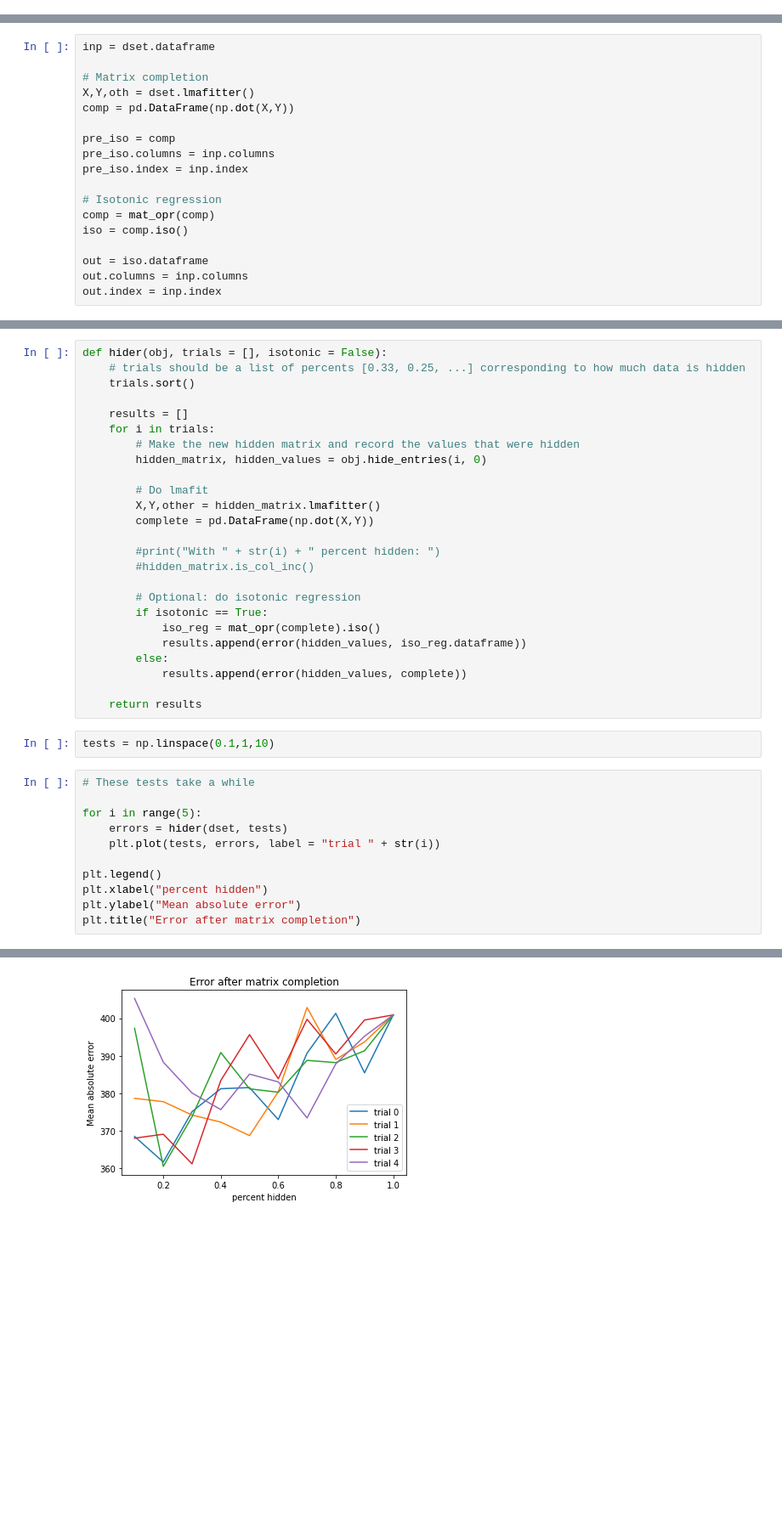
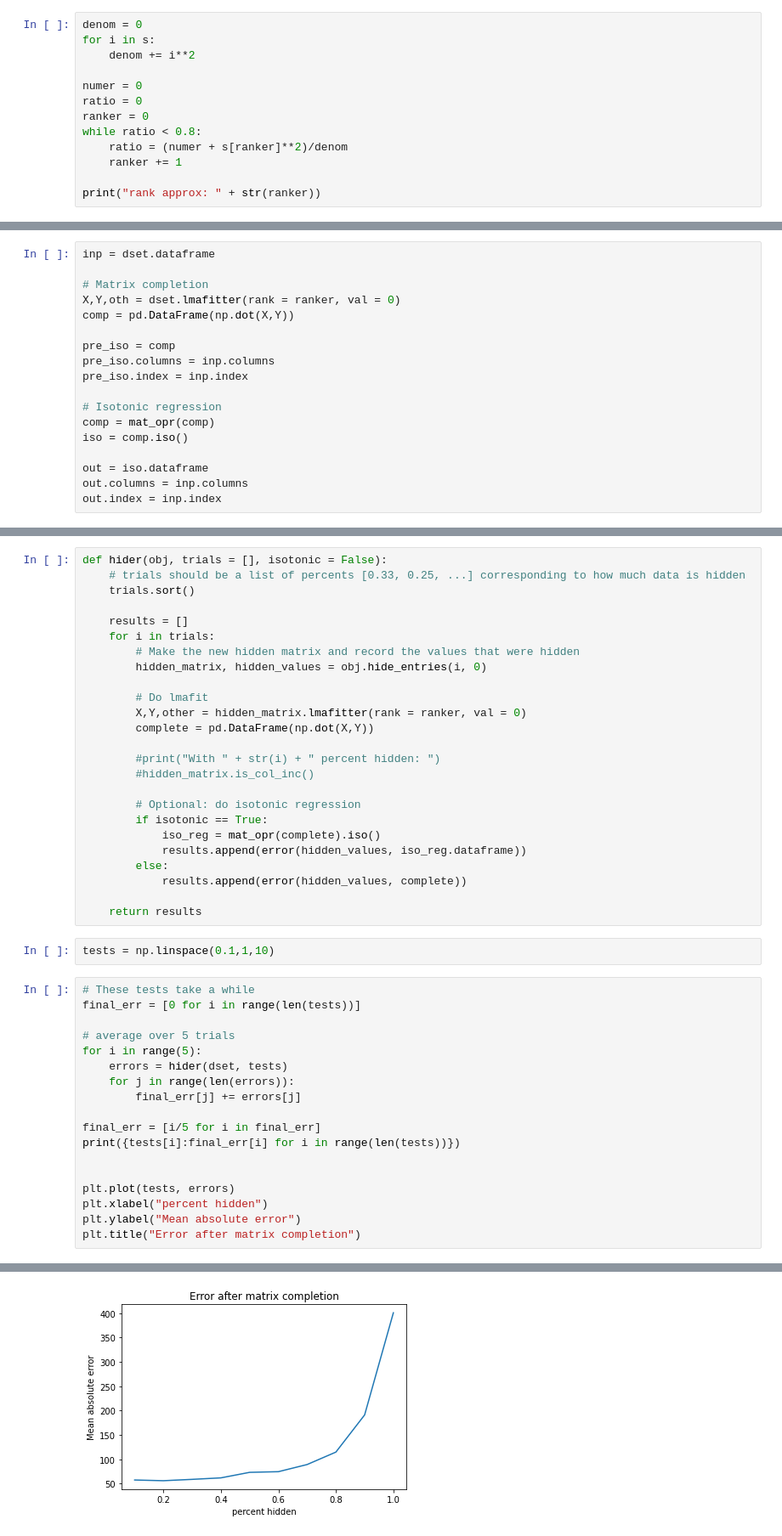
Before and after one commit to kevin-q2/Covid_Diffusion, a Jupyter notebook: analysis/completion_tests.ipynb, the cells around one changed output, grey strips where cells are left out. Shown at 85% size. Drawn from its saved outputs; the diff is of its cells as text; blank space fills up the shorter version.

Commit message:
modified tests

```diff
--- a/analysis/completion_tests.ipynb
+++ b/analysis/completion_tests.ipynb
@@ -51,0 +54,13 @@ plt.plot(range(27),s[:27])
+# %%
+denom = 0
+for i in s:
+    denom += i**2
+
+numer = 0
+ratio = 0
+ranker = 0
+while ratio < 0.8:
+    ratio = (numer + s[ranker]**2)/denom
+    ranker += 1
+
+print("rank approx: " + str(ranker))
@@ -55,7 +72,7 @@ plt.plot(range(27),s[:27])
 inp = dset.dataframe
 
 # Matrix completion
-X,Y,oth = dset.lmafitter()
+X,Y,oth = dset.lmafitter(rank = ranker, val = 0)
 comp = pd.DataFrame(np.dot(X,Y))
 
 pre_iso = comp
@@ -151,7 +168,7 @@ def hider(obj, trials = [], isotonic = False):
         hidden_matrix, hidden_values = obj.hide_entries(i, 0)
 
         # Do lmafit
-        X,Y,other = hidden_matrix.lmafitter()
+        X,Y,other = hidden_matrix.lmafitter(rank = ranker, val = 0)
         complete = pd.DataFrame(np.dot(X,Y))
 
         #print("With " + str(i) + " percent hidden: ")
@@ -169,12 +186,19 @@ def hider(obj, trials = [], isotonic = False):
 tests = np.linspace(0.1,1,10)
 # %%
 # These tests take a while
+final_err = [0 for i in range(len(tests))]
 
+# average over 5 trials
 for i in range(5):
     errors = hider(dset, tests)
-    plt.plot(tests, errors, label = "trial " + str(i))
+    for j in range(len(errors)):
+        final_err[j] += errors[j]
 
-plt.legend()
+final_err = [i/5 for i in final_err]
+print({tests[i]:final_err[i] for i in range(len(tests))})
+
+
+plt.plot(tests, errors)
 plt.xlabel("percent hidden")
 plt.ylabel("Mean absolute error")
 plt.title("Error after matrix completion")
@@ -183,3 +208,3 @@ Text(0.5, 1.0, 'Error after matrix completion')
-[figure, old version]
+[figure, new version]
 # %%
 # with isotonic regression:
```
Also changed, not shown: parts of 10 cells of this notebook, 1 other file.
